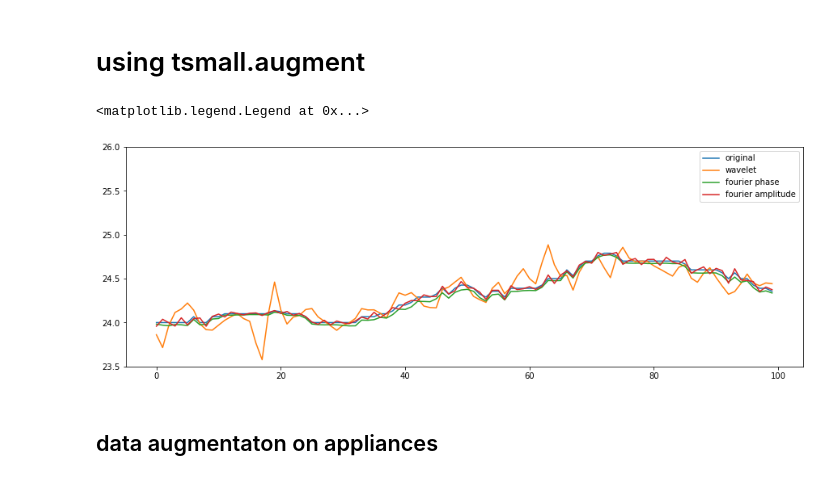
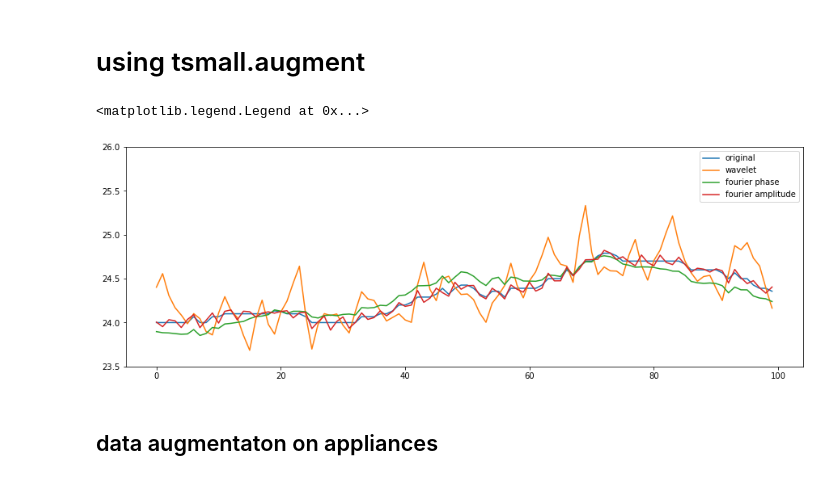
Before and after one commit to fdesmond/seme-ts, a Jupyter notebook: signal_distortion.ipynb, the cells around one changed output. Cells and saved outputs as stored; diff of their text form; code cells hidden in the pictures.

Commit message:
clean signal distortion

```diff
--- a/signal_distortion.ipynb
+++ b/signal_distortion.ipynb
@@ -96,14 +78,14 @@ signal = data_A.T1[-500:-400].values
 # %%
 fig, ax = plt.subplots(figsize=[15,5], nrows=1, ncols=1)
 plt.setp(ax, ylim=[23.5,26])
 ax = plt.plot(signal, label='original')
-ax = plt.plot(signal_distortion(signal, sigma=0.2, method='wavelet'), label='wavelet')
-ax = plt.plot(signal_distortion(signal, sigma=0.15, method='fourier1'), label='fourier phase')
+ax = plt.plot(signal_distortion(signal, sigma=0.3, method='wavelet'), label='wavelet')
+ax = plt.plot(signal_distortion(signal, sigma=0.23, method='fourier1'), label='fourier phase')
 ax = plt.plot(signal_distortion(signal, sigma=1, method='fourier2'), label='fourier amplitude')
 plt.legend()
 # %% [output]
 <matplotlib.legend.Legend at 0x...>
-[figure, old version]
+[figure, new version]
 # %% [markdown]
 ## data augmentaton on appliances
 # %%
```
Also changed, not shown: parts of 5 cells of this notebook.
